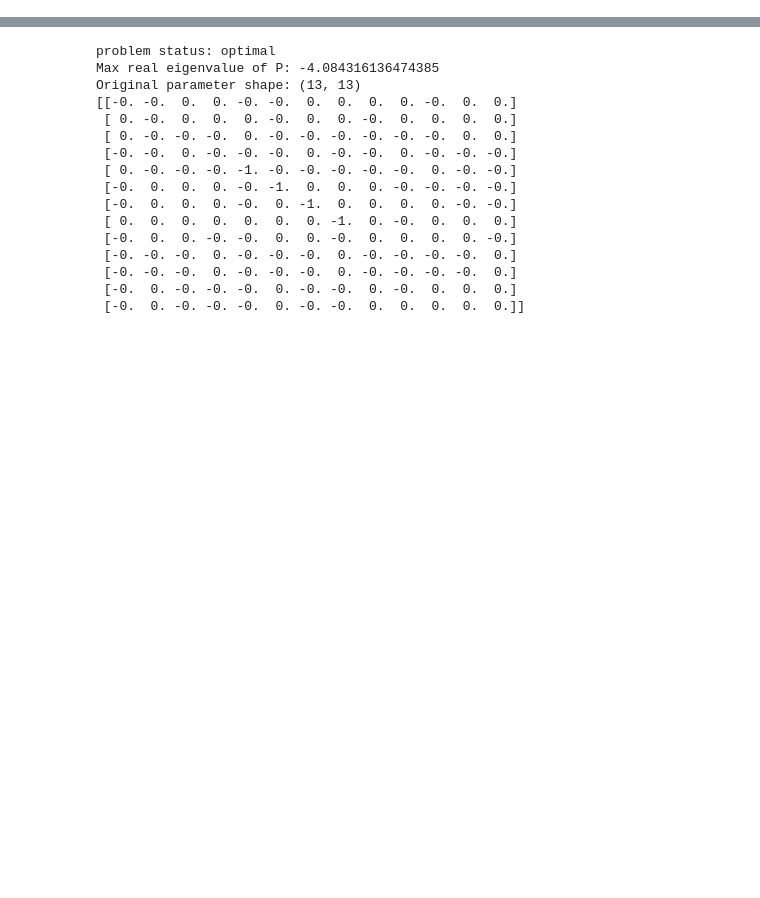
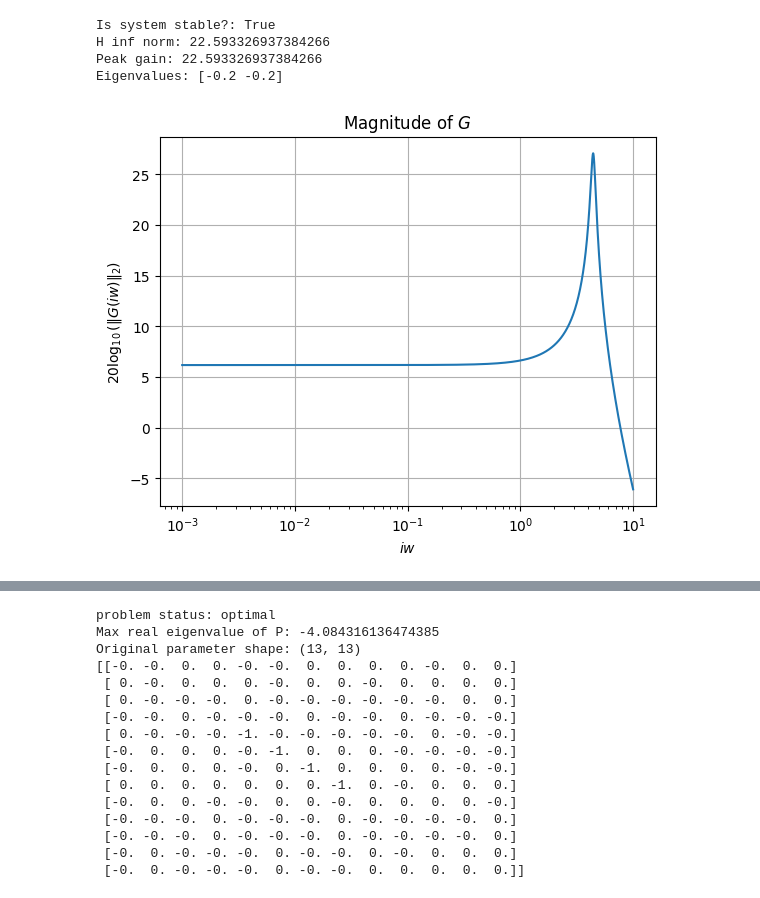
Before and after one commit to Dany-L/statesim, a Jupyter notebook: scripts/notebooks/feasibility_test.ipynb, the cells around one changed output, grey strips where cells are left out. Saved outputs shown, nothing was run; the diff lists cells and outputs as text; code cells hidden in the pictures; blank space fills up the shorter version.

```diff
--- a/scripts/notebooks/feasibility_test.ipynb
+++ b/scripts/notebooks/feasibility_test.ipynb
@@ -11,3 +18,22 @@ from statesim.analysis.system_analysis import SystemAnalysisContinuous
+# %%
+system = InvertedPendulum(mu_p=0.01)
+x_bar = np.array([[np.pi], [0]])
+A_symb, B_symb = system.get_linearization()
+A_c, B_c = system.evaluate_linearization(
+    A_sym=A_symb, B_sym=B_symb, x_bar=x_bar, u_bar=np.array([[0]])
+)
+C_c = np.array([[1, 0]])
+D_c = np.array([[0]])
+
+ana = SystemAnalysisContinuous((A_c, B_c, C_c, D_c))
+ana.plot_magnitude()
+ana.analysis()
+# %% [output]
+Is system stable?: True
+H inf norm: 22.593326937384266
+Peak gain: 22.593326937384266
+Eigenvalues: [-0.2 -0.2]
+[figure, added]
 # %%
 system = CartPole(mu_p=0.01)
 x_bar = np.array([[0], [0], [np.pi], [0]])
```
Also changed, not shown: parts of 3 cells of this notebook, 5 other files.
